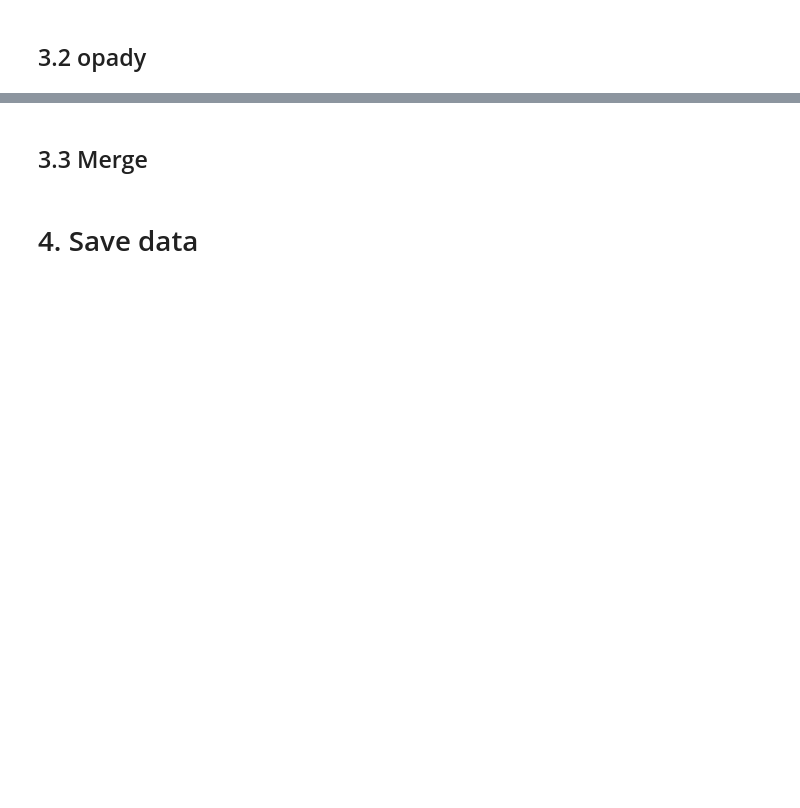
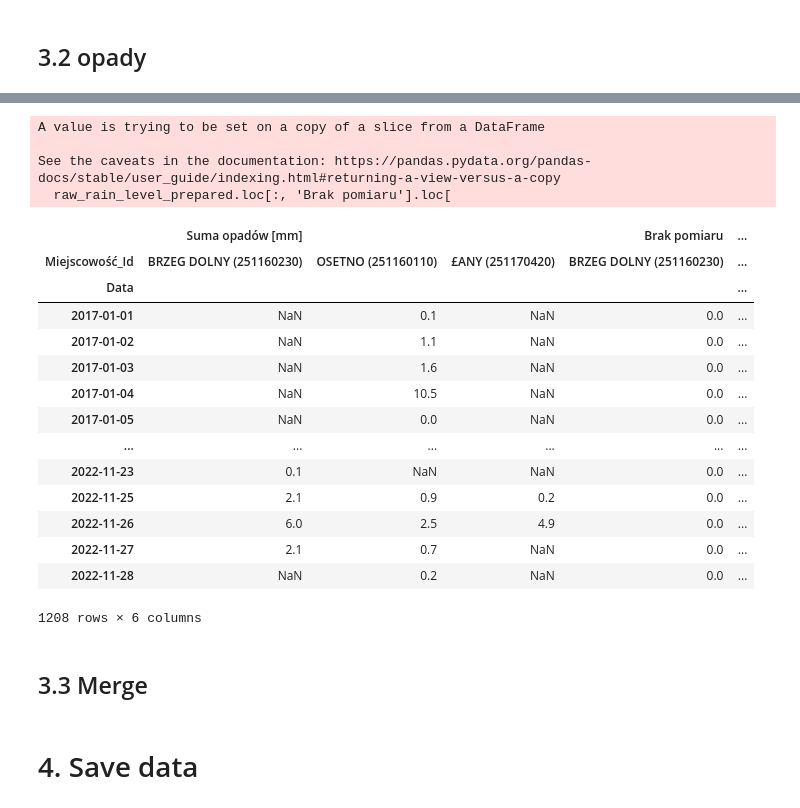
Before and after one commit to it4datascience/CuValley-Batmaja, a Jupyter notebook: src/data_prep_raw_IMGW.ipynb, the cells around one changed output, grey strips where cells are left out. Cells and saved outputs as stored; diff of their text form; code cells hidden in the pictures; blank space fills up the shorter version.

```diff
--- a/src/data_prep_raw_IMGW.ipynb
+++ b/src/data_prep_raw_IMGW.ipynb
@@ -139,2 +144,61 @@ raw_water_level_prepared
 # %% [markdown]
 ## 3.2 opady
+# %%
+def weather_no_info(x):
+    if x == 8:
+        return 1
+    else:
+        return 0
+# %%
+raw_rain_level_prepared = raw_rain_level.copy()
+
+# rename columns
+rain_renaming_cols = {0: 'Id', 1: 'Miejscowość', 2: 'Rok', 3: 'miesiąc', 4: 'Dzień_tygodnia',
+                      5: 'Suma opadów [mm]', 6: 'Brak pomiaru'}
+raw_rain_level_prepared = raw_rain_level_prepared[rain_renaming_cols.keys()]
+raw_rain_level_prepared.rename(rain_renaming_cols, axis=1, inplace=True)
+
+# select Ids
+raw_rain_level_prepared = raw_rain_level_prepared.loc[raw_rain_level_prepared['Id'].isin(id_rain), :]
+
+# set info about lack of measurments
+raw_rain_level_prepared['Brak pomiaru'] = raw_rain_level_prepared['Brak pomiaru'].apply(weather_no_info)
+
+# Create variable with a date
+raw_rain_level_prepared['Dzień_tygodnia'] = raw_rain_level_prepared['Dzień_tygodnia'].astype(str)
+raw_rain_level_prepared['Dzień_tygodnia'] = raw_rain_level_prepared['Dzień_tygodnia'].apply(lambda x: x.zfill(2))
+raw_rain_level_prepared['Data'] = raw_rain_level_prepared['Rok'].astype(str) + '-' \
+                                    + raw_rain_level_prepared['miesiąc'].astype(str) + '-'\
+                                    + raw_rain_level_prepared['Dzień_tygodnia'].astype(str)
+raw_rain_level_prepared['Data'] = pd.to_datetime(raw_rain_level_prepared['Data'], format='%Y-%m-%d')
+
+# connect ID and Location
+raw_rain_level_prepared['Miejscowość_Id'] = raw_rain_level_prepared['Miejscowość'].astype(str) + \
+    ' (' + raw_rain_level_prepared['Id'].astype(str) + ')'
+
+# Create pivot table
+raw_rain_level_prepared = raw_rain_level_prepared.pivot(index='Data', columns='Miejscowość_Id', values=['Suma opadów [mm]',
+                                                                                                        'Brak pomiaru'])
+# Fill missing values
+# rainings
+for city_id in raw_rain_level_prepared['Brak pomiaru']:
+    print(city_id)
+    first_date = raw_rain_level_prepared['Brak pomiaru'].loc[~pd.isnull(raw_rain_level_prepared['Brak pomiaru'][city_id]),
+                                                             city_id].index.min()
+    if first_date == raw_rain_level_prepared.index.min():
+        print('AAAAAAAAA')
+    raw_rain_level_prepared.loc[:, 'Brak pomiaru'].loc[
+        (raw_rain_level_prepared.index>=first_date)&(pd.isnull(raw_rain_level_prepared['Brak pomiaru'][city_id])),
+        city_id] = 0
+    print(first_date)
+    print()
+
+
+# without measurments
+raw_rain_level_prepared['Brak pomiaru'] = raw_rain_level_prepared['Brak pomiaru'].fillna(0)
+
+# raw_rain_level_prepared.columns = [f'{multiindex[1]} {multiindex[0]}' for multiindex in raw_rain_level_prepared.columns]
+# raw_rain_level_prepared.reset_index(inplace=True)
+
+raw_rain_level_prepared
+# %% [output]
@@ -141,3 +214,22 @@ raw_water_level_prepared
+A value is trying to be set on a copy of a slice from a DataFrame
+
+See the caveats in the documentation: https://pandas.pydata.org/pandas-docs/stable/user_guide/indexing.html#returning-a-view-versus-a-copy
+  raw_rain_level_prepared.loc[:, 'Brak pomiaru'].loc[
+|  | Suma opadów [mm] |  |  | Brak pomiaru | ... |
+| Miejscowość_Id | BRZEG DOLNY (251160230) | OSETNO (251160110) | £ANY (251170420) | BRZEG DOLNY (251160230) | ... |
+| Data |  |  |  |  | ... |
+| 2017-01-01 | NaN | 0.1 | NaN | 0.0 | ... |
+| 2017-01-02 | NaN | 1.1 | NaN | 0.0 | ... |
+| 2017-01-03 | NaN | 1.6 | NaN | 0.0 | ... |
+| 2017-01-04 | NaN | 10.5 | NaN | 0.0 | ... |
+| 2017-01-05 | NaN | 0.0 | NaN | 0.0 | ... |
+| ... | ... | ... | ... | ... | ... |
+| 2022-11-23 | 0.1 | NaN | NaN | 0.0 | ... |
+| 2022-11-25 | 2.1 | 0.9 | 0.2 | 0.0 | ... |
+| 2022-11-26 | 6.0 | 2.5 | 4.9 | 0.0 | ... |
+| 2022-11-27 | 2.1 | 0.7 | NaN | 0.0 | ... |
+| 2022-11-28 | NaN | 0.2 | NaN | 0.0 | ... |
+1208 rows × 6 columns
 # %% [markdown]
 ## 3.3 Merge
 # %% [markdown]
```
Also changed, not shown: parts of 2 cells of this notebook, 2 other files.
